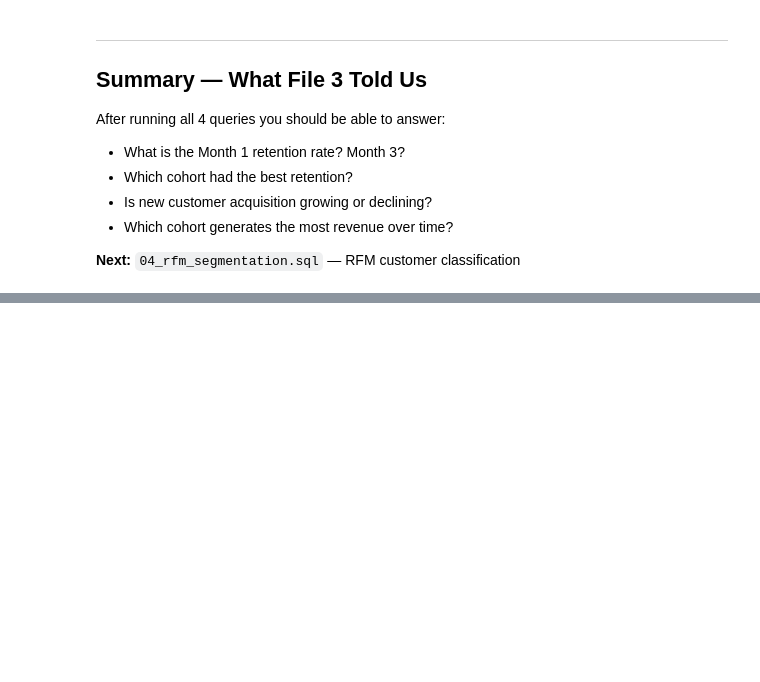
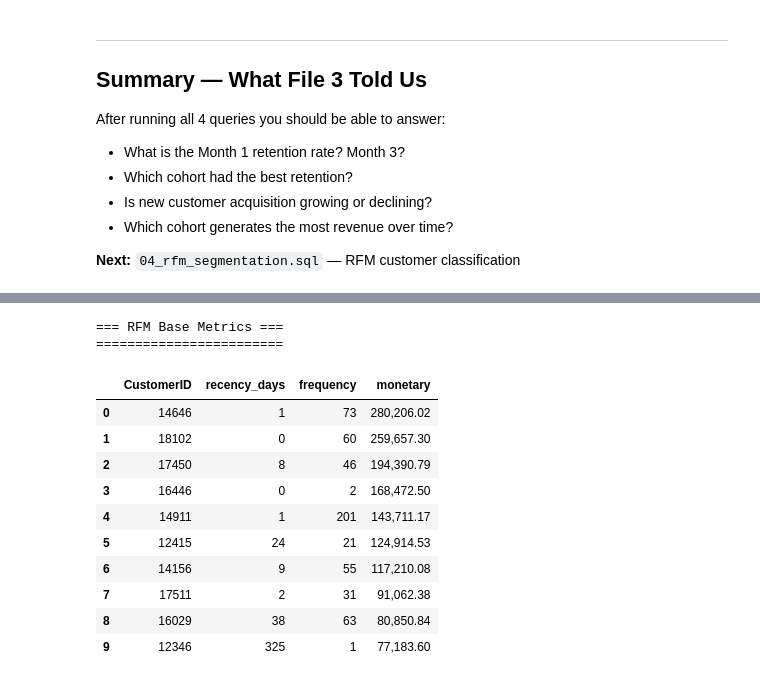
Before and after one commit to UtsavKhadka-Analyst/ecommerce-revenue-analytics, a Jupyter notebook: notebooks/02_sql_analysis.ipynb, the cells around one changed output, grey strips where cells are left out. Saved outputs shown, nothing was run; the diff lists cells and outputs as text; code cells hidden in the pictures; blank space fills up the shorter version.

```diff
--- a/notebooks/02_sql_analysis.ipynb
+++ b/notebooks/02_sql_analysis.ipynb
@@ -987,0 +1016,37 @@ After running all 4 queries you should be able to answer:
+# %%
+query_rfm1 = f"""
+SELECT
+    CustomerID,
+
+    -- RECENCY: days since last purchase (dataset ends 2011-12-09)
+    DATE_DIFF('day', MAX(CAST(InvoiceDate AS DATE)), DATE '2011-12-09') AS recency_days,
+
+    -- FREQUENCY: number of unique orders placed
+    COUNT(DISTINCT InvoiceNo) AS frequency,
+
+    -- MONETARY: total revenue from this customer
+    ROUND(SUM(Revenue), 2) AS monetary
+
+FROM read_csv_auto('{CLEANED_DATA}')
+WHERE is_cancelled = false
+  AND CustomerID IS NOT NULL
+GROUP BY CustomerID
+ORDER BY monetary DESC
+"""
+
+df_rfm1 = run_sql(query_rfm1, 'RFM Base Metrics')
+display(df_rfm1.head(10))
+# %% [output]
+=== RFM Base Metrics ===
+========================
+|  | CustomerID | recency_days | frequency | monetary |
+| 0 | 14646 | 1 | 73 | 280,206.02 |
+| 1 | 18102 | 0 | 60 | 259,657.30 |
+| 2 | 17450 | 8 | 46 | 194,390.79 |
+| 3 | 16446 | 0 | 2 | 168,472.50 |
+| 4 | 14911 | 1 | 201 | 143,711.17 |
+| 5 | 12415 | 24 | 21 | 124,914.53 |
+| 6 | 14156 | 9 | 55 | 117,210.08 |
+| 7 | 17511 | 2 | 31 | 91,062.38 |
+| 8 | 16029 | 38 | 63 | 80,850.84 |
+| 9 | 12346 | 325 | 1 | 77,183.60 |
```
Also changed, not shown: parts of 9 cells of this notebook, 1 other file.
